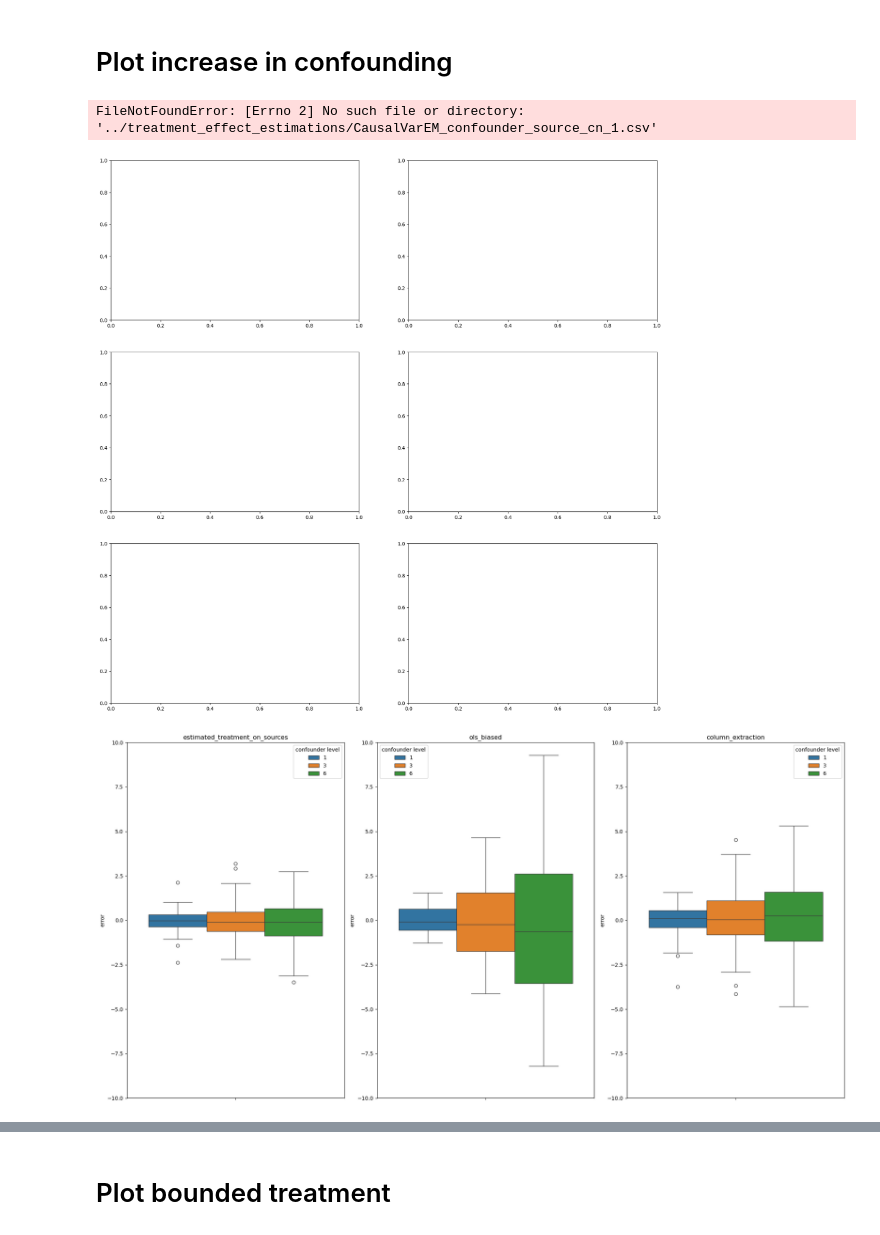
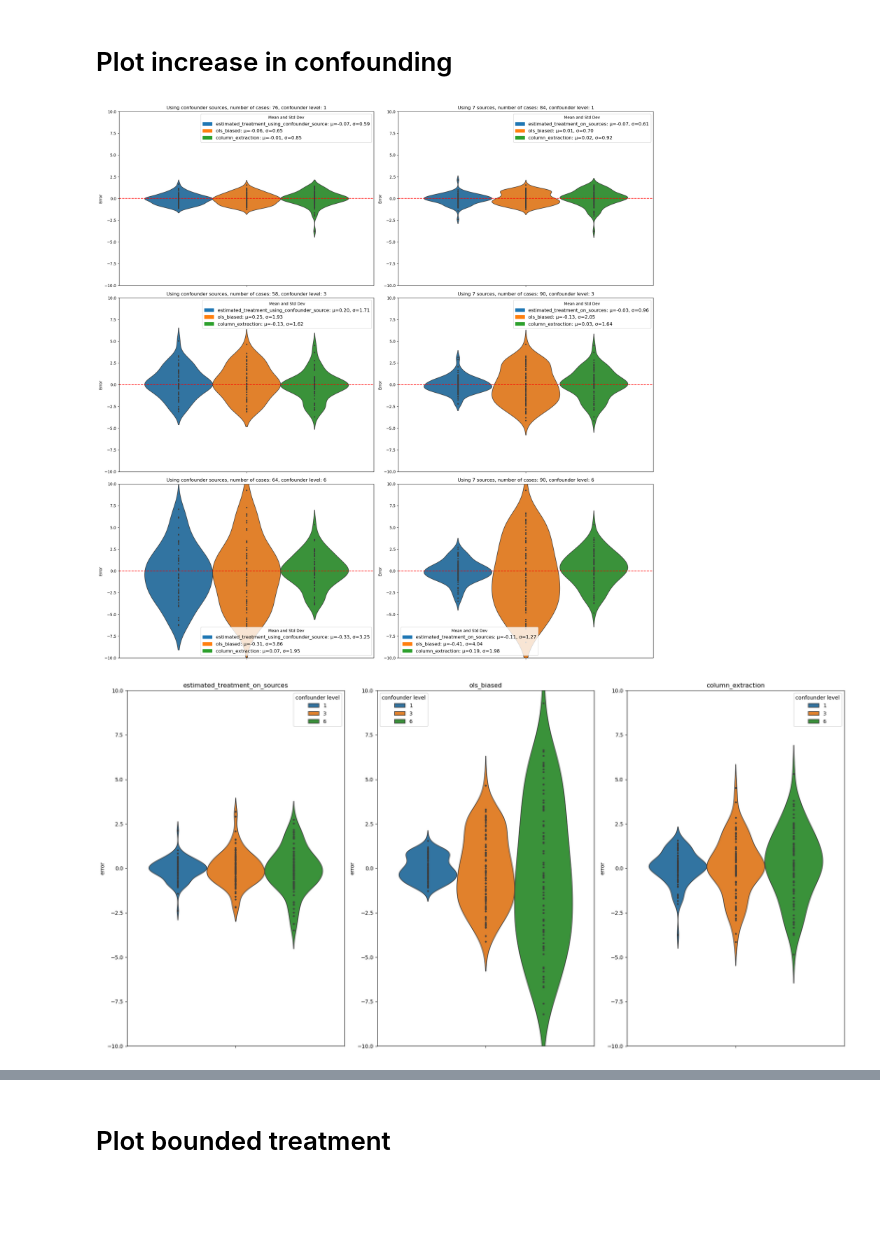
Before and after one commit to malo4300/ICA_IV_simulations, a Jupyter notebook: plots/plot_error_distribution.ipynb, the cells around one changed output, grey strips where cells are left out. Drawn from its saved outputs; the diff is of its cells as text; code cells hidden in the pictures; blank space fills up the shorter version.

```diff
--- a/plots/plot_error_distribution.ipynb
+++ b/plots/plot_error_distribution.ipynb
@@ -17,7 +17,7 @@ def plot_error_distribution(df, ax=None):
     if ax is None:
         fig, ax = plt.subplots(figsize=(10, 5))  # Erstelle nur eine neue Figur, wenn ax nicht übergeben wurde
 
-    sns.violinplot(data=long, hue="variable", y="value", inner="quart", palette=palette, ax=ax)
+    sns.violinplot(data=long, hue="variable", y="value", inner="point", palette=palette, ax=ax)
 
     # Draw the reference line
     ax.axhline(y=0, c="red", linestyle="--")
@@ -40,32 +40,27 @@ def plot_error_distribution(df, ax=None):
 # %%
 # Define subplot layout
 fig, ax = plt.subplots(3, 2, figsize=(20, 20))
 confounder_levels = [1, 3, 6]
 
 for i, level in enumerate(confounder_levels):
-    data1 = pd.read_csv(f"../treatment_effect_estimations/CausalVarEM_confounder_source_cn_{level}.csv", header=0, index_col=0)
+    data1 = pd.read_csv(f"../treatment_effect_estimation/treatment_effect_estimations/CausalVarEM_confounder_source_cn_{level}.csv", header=0, index_col=0)
     plot_error_distribution(data1, ax[i, 0])
     ax[i, 0].set_title(f"Using confounder sources, number of cases: {data1.shape[0]}, confounder level: {level}")
 
-    data2 = pd.read_csv(f"../treatment_effect_estimations/CausalVarEM_7Sources_cn_{level}.csv", header=0, index_col=0)
+    data2 = pd.read_csv(f"../treatment_effect_estimation/treatment_effect_estimations/CausalVarEM_7_sources_cn_{level}.csv", header=0, index_col=0)
     plot_error_distribution(data2, ax[i, 1])
     ax[i, 1].set_title(f"Using 7 sources, number of cases: {data2.shape[0]}, confounder level: {level}")
 plt.tight_layout()
 plt.show()
 # %% [output]
-FileNotFoundError: [Errno 2] No such file or directory: '../treatment_effect_estimations/CausalVarEM_confounder_source_cn_1.csv'
-[figure, old version]
+[figure, new version]
 # %%
 # plot different confounding levels in one plot one for each method
-confounder_levels = [1, 3, 6]
-
-
-
-data1 = pd.read_csv(f"../treatment_effect_estimations/CausalVarEM_7Sources_cn_{1}.csv", header=0, index_col=0)
+data1 = pd.read_csv(f"../treatment_effect_estimation/treatment_effect_estimations/CausalVarEM_7_sources_cn_{1}.csv", header=0, index_col=0)
 err1, seed = calc_error(data1)
-data3 = pd.read_csv(f"../treatment_effect_estimations/CausalVarEM_7Sources_cn_{3}.csv", header=0, index_col=0)
+data3 = pd.read_csv(f"../treatment_effect_estimation/treatment_effect_estimations/CausalVarEM_7_sources_cn_{3}.csv", header=0, index_col=0)
 err3 = calc_error(data3)[0]
-data6 = pd.read_csv(f"../treatment_effect_estimations/CausalVarEM_7Sources_cn_{6}.csv", header=0, index_col=0)
+data6 = pd.read_csv(f"../treatment_effect_estimation/treatment_effect_estimations/CausalVarEM_7_sources_cn_{6}.csv", header=0, index_col=0)
 err6 = calc_error(data6)[0]
 
 methods = err1.columns
@@ -73,12 +68,12 @@ fig, ax = plt.subplots(1, 3, figsize=(20, 10))
 for method in methods:
     df = pd.DataFrame({"1": err1[method], "3": err3[method], "6": err6[method]})
     long = df.melt(var_name="confounder level", value_name="error")
-    sns.boxplot(data=long, hue="confounder level", y="error", ax=ax[methods.get_loc(method)])
+    sns.violinplot(data=long, hue="confounder level", y="error", ax=ax[methods.get_loc(method)], inner="point")
 
     ax[methods.get_loc(method)].set_title(method)
     ax[methods.get_loc(method)].set_ylim(-10, 10)
 plt.tight_layout()
 plt.show()
 # %% [output]
-[figure, old version]
+[figure, new version]
 # %%
```
Also changed, not shown: parts of 12 cells of this notebook, 4 other files.
